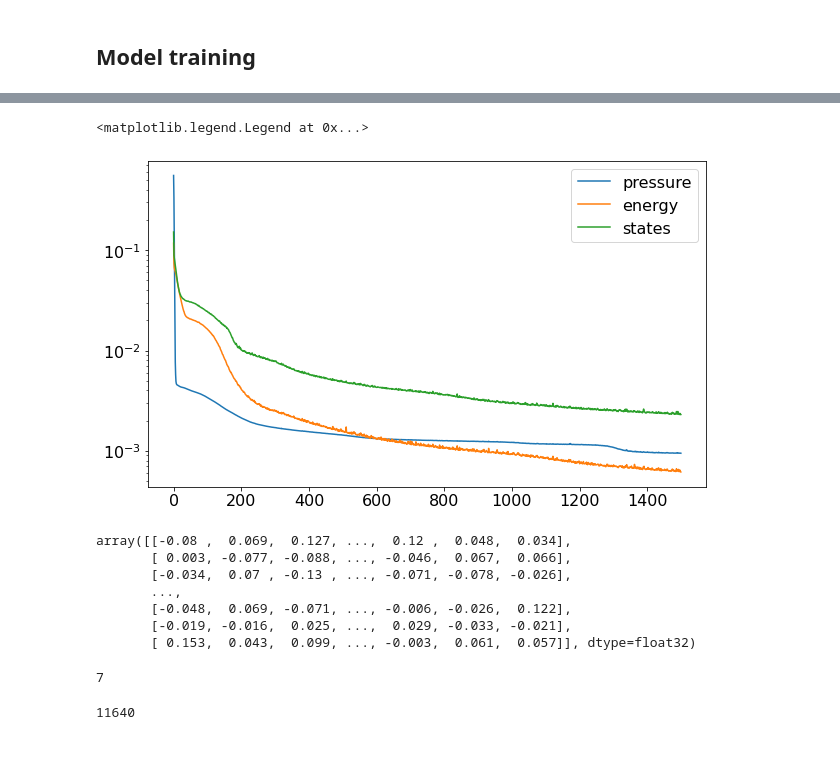
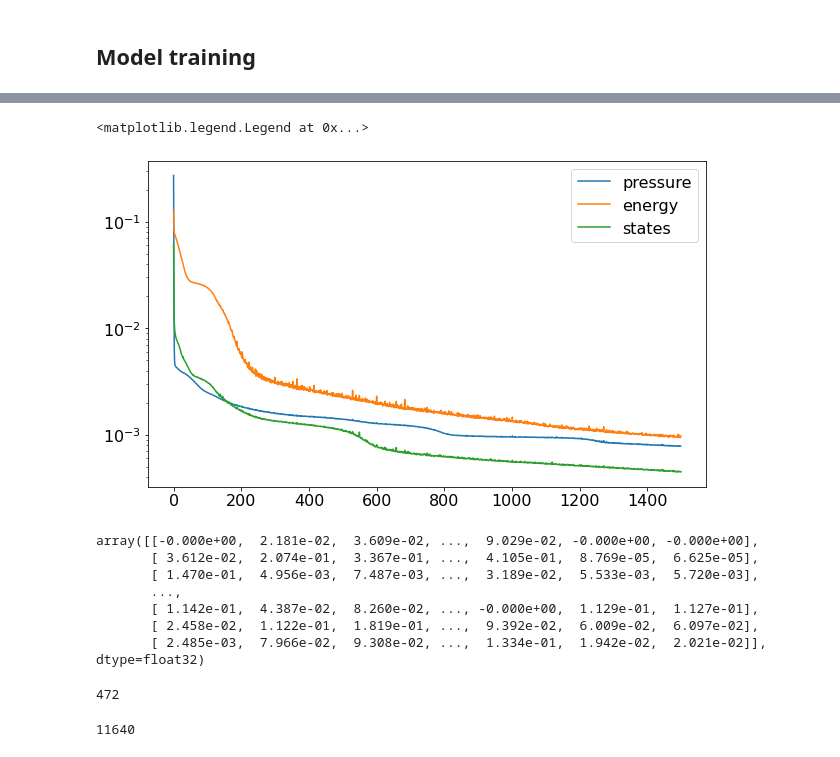
Before and after one commit to 4flixt/2019_WNTR_Surrogate_Model, a Jupyter notebook: Surrogate_Model/DNN_woClustering/DNN_woClustering_test.ipynb, the cells around one changed output, grey strips where cells are left out. Cells and saved outputs as stored; diff of their text form; code cells hidden in the pictures.

```diff
--- a/Surrogate_Model/DNN_woClustering/DNN_woClustering_test.ipynb
+++ b/Surrogate_Model/DNN_woClustering/DNN_woClustering_test.ipynb
@@ -265,11 +265,12 @@ l1_penalty = tf.keras.regularizers.l1(l=0.0001)
 l2_penalty = tf.keras.regularizers.l2(l=0.01)
 # %%
 n_cluster = 30
-n_layer = 4
-n_neurons_per_layer = 60
+n_layer = 3
+n_neurons_per_layer = 50
 
 # Input 1 with reduction:
 tf_in_1 = tf.keras.Input(shape=(nn_input['demand'].shape[1]), name='demand_in')
+
 tf_in_1_red = tf.keras.layers.Dense(
     n_cluster,
     name='cluster_demand',
@@ -282,6 +283,9 @@ tf_in_1_red = tf.keras.layers.Dense(
 # Input 2 & 3
 tf_in_2 = tf.keras.Input(shape=(nn_input['states'].shape[1],), name='states_in')
 tf_in_3 = tf.keras.Input(shape=(nn_input['inputs'].shape[1],), name='inputs_in')
+
+tf_in_2_scaled = tf_in_2/input_scaling['states']
+tf_in_3_scaled = tf_in_3/input_scaling['inputs']
 
 # Concatenating inputs:
 tf_in_cat = tf.keras.layers.concatenate([tf_in_1_red, tf_in_2, tf_in_3], name='input_concatenate')
@@ -303,10 +307,6 @@ for i in range(n_layer):
             kernel_regularizer = kernel_regularizer,
             name='interm_'+str(i)
         )(tf_interm)
-#         tf_interm = tf.keras.layers.Dropout(
-#             .2,
-#             name='interm_{}_dropout'.format(i)
-#         )(tf_interm)
 
 # splitting:
 tf_interm_1 = tf_interm[:,:n_cluster]
@@ -317,7 +317,7 @@ tf_out_1 = tf.keras.layers.Dense(
     nn_output['pressure'].shape[1],
     name='pressure_out',
     use_bias=False,
-    #kernel_constraint=nonneg_cons,
+    kernel_constraint=nonneg_cons,
     #kernel_constraint = unitnorm_cons,
     #kernel_regularizer = l1_penalty,
 )(tf_interm_1)
@@ -331,7 +331,7 @@ tf_out_3 = tf.keras.layers.Dense(
     #kernel_regularizer = l2_penalty,
 )(tf_interm_2)
 
-#tf_out_3 = tf.keras.layers.add([tf_out_3, tf_in_2], name='states_out')
+tf_out_3 = tf.keras.layers.add([tf_out_3, tf_in_2], name='states_out')
 # %%
 model = tf.keras.Model(inputs=[tf_in_1, tf_in_2, tf_in_3], outputs=[tf_out_1,tf_out_2, tf_out_3])
 # %%
@@ -340,8 +340,8 @@ model.compile(optimizer=optim, loss='mse')
 # %% [markdown]
 ## Model training
 # %%
-x_subset = nn_input_train_scaled.head(50000)
-y_subset = nn_output_train_scaled.head(50000)
+x_subset = nn_input_train_scaled#.head(50000)
+y_subset = nn_output_train_scaled#.head(50000)
 
 x_train = [x_subset['demand'], x_subset['states'], x_subset['inputs']]
 y_train = [y_subset['pressure'], y_subset['energy'], y_subset['dstates']]
@@ -380,27 +380,27 @@ model.evaluate(x_test, y_test)
 # %%
 plt.semilogy(history.epoch,history.history['pressure_out_loss'], label='pressure')
 plt.semilogy(history.epoch,history.history['energy_out_loss'], label='energy')
-plt.semilogy(history.epoch,history.history['dstates_out_loss'], label='states')
+plt.semilogy(history.epoch,history.history['states_out_loss'], label='states')
 plt.legend()
 # %% [output]
 <matplotlib.legend.Legend at 0x...>
-[figure, old version]
+[figure, new version]
 # %%
 A_cluster = model.get_layer('pressure_out').get_weights()[0]
 # %%
 A_cluster
 # %% [output]
-array([[-0.08 ,  0.069,  0.127, ...,  0.12 ,  0.048,  0.034],
-       [ 0.003, -0.077, -0.088, ..., -0.046,  0.067,  0.066],
-       [-0.034,  0.07 , -0.13 , ..., -0.071, -0.078, -0.026],
+array([[-0.000e+00,  2.181e-02,  3.609e-02, ...,  9.029e-02, -0.000e+00, -0.000e+00],
+       [ 3.612e-02,  2.074e-01,  3.367e-01, ...,  4.105e-01,  8.769e-05,  6.625e-05],
+       [ 1.470e-01,  4.956e-03,  7.487e-03, ...,  3.189e-02,  5.533e-03,  5.720e-03],
        ...,
-       [-0.048,  0.069, -0.071, ..., -0.006, -0.026,  0.122],
-       [-0.019, -0.016,  0.025, ...,  0.029, -0.033, -0.021],
-       [ 0.153,  0.043,  0.099, ..., -0.003,  0.061,  0.057]], dtype=float32)
+       [ 1.142e-01,  4.387e-02,  8.260e-02, ..., -0.000e+00,  1.129e-01,  1.127e-01],
+       [ 2.458e-02,  1.122e-01,  1.819e-01, ...,  9.392e-02,  6.009e-02,  6.097e-02],
+       [ 2.485e-03,  7.966e-02,  9.308e-02, ...,  1.334e-01,  1.942e-02,  2.021e-02]], dtype=float32)
 # %%
-np.sum(np.abs(A_cluster)<1e-4)
+np.sum(np.abs(A_cluster)<1e-6)
 # %% [output]
-7
+472
 # %%
 np.prod(A_cluster.shape)
 # %% [output]
```
Also changed, not shown: parts of 10 cells of this notebook, 11 other files.
